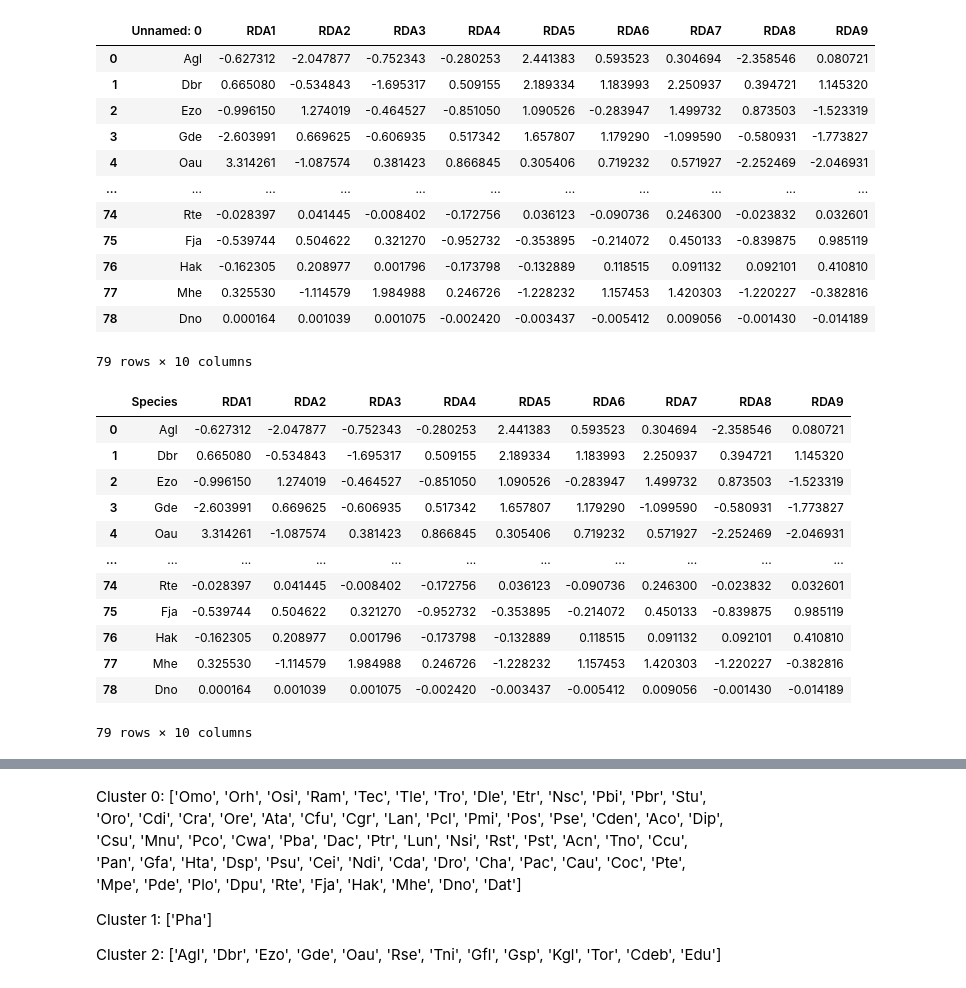
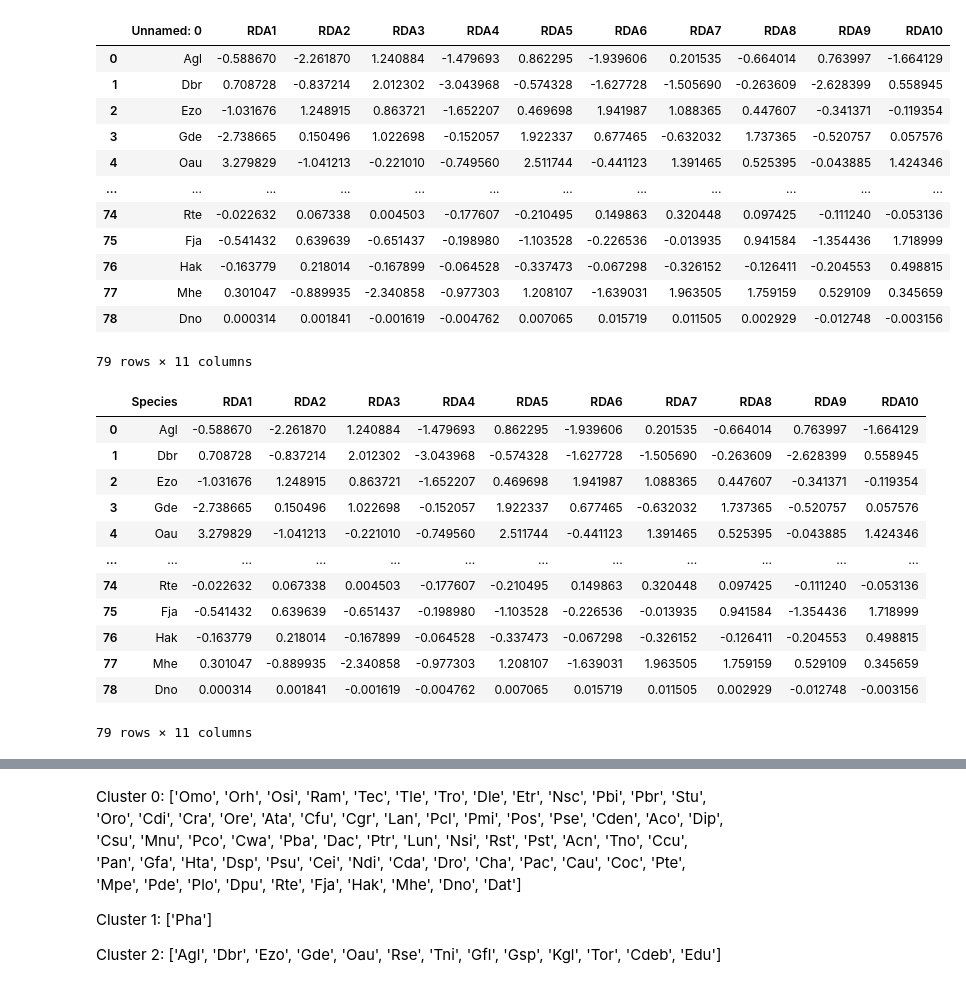
Before and after one commit to JinseiSteven/Phytoplankton-Prediction-Project, a Jupyter notebook: scripts/rdaclust/clust-phyto_rda.ipynb, the cells around one changed output, grey strips where cells are left out. Saved outputs shown, nothing was run; the diff lists cells and outputs as text; code cells hidden in the pictures.

```diff
--- a/scripts/rdaclust/clust-phyto_rda.ipynb
+++ b/scripts/rdaclust/clust-phyto_rda.ipynb
@@ -16,42 +16,42 @@ def display_all(df):
 
 pd.set_option('display.max_columns', None)
 # %%
-phyto_df = pd.read_csv('coastal.csv')
+phyto_df = pd.read_csv('Coastal_rdatest.csv')
 
 weights = phyto_df.iloc[-1][1:].to_list()
 phyto_df = phyto_df.iloc[:-1]
 phyto_df
 # %% [output]
-|  | Unnamed: 0 | RDA1 | RDA2 | RDA3 | RDA4 | RDA5 | RDA6 | RDA7 | RDA8 | RDA9 |
-| 0 | Agl | -0.627312 | -2.047877 | -0.752343 | -0.280253 | 2.441383 | 0.593523 | 0.304694 | -2.358546 | 0.080721 |
-| 1 | Dbr | 0.665080 | -0.534843 | -1.695317 | 0.509155 | 2.189334 | 1.183993 | 2.250937 | 0.394721 | 1.145320 |
-| 2 | Ezo | -0.996150 | 1.274019 | -0.464527 | -0.851050 | 1.090526 | -0.283947 | 1.499732 | 0.873503 | -1.523319 |
-| 3 | Gde | -2.603991 | 0.669625 | -0.606935 | 0.517342 | 1.657807 | 1.179290 | -1.099590 | -0.580931 | -1.773827 |
-| 4 | Oau | 3.314261 | -1.087574 | 0.381423 | 0.866845 | 0.305406 | 0.719232 | 0.571927 | -2.252469 | -2.046931 |
-| ... | ... | ... | ... | ... | ... | ... | ... | ... | ... | ... |
-| 74 | Rte | -0.028397 | 0.041445 | -0.008402 | -0.172756 | 0.036123 | -0.090736 | 0.246300 | -0.023832 | 0.032601 |
-| 75 | Fja | -0.539744 | 0.504622 | 0.321270 | -0.952732 | -0.353895 | -0.214072 | 0.450133 | -0.839875 | 0.985119 |
-| 76 | Hak | -0.162305 | 0.208977 | 0.001796 | -0.173798 | -0.132889 | 0.118515 | 0.091132 | 0.092101 | 0.410810 |
-| 77 | Mhe | 0.325530 | -1.114579 | 1.984988 | 0.246726 | -1.228232 | 1.157453 | 1.420303 | -1.220227 | -0.382816 |
-| 78 | Dno | 0.000164 | 0.001039 | 0.001075 | -0.002420 | -0.003437 | -0.005412 | 0.009056 | -0.001430 | -0.014189 |
+|  | Unnamed: 0 | RDA1 | RDA2 | RDA3 | RDA4 | RDA5 | RDA6 | RDA7 | RDA8 | RDA9 | RDA10 |
+| 0 | Agl | -0.588670 | -2.261870 | 1.240884 | -1.479693 | 0.862295 | -1.939606 | 0.201535 | -0.664014 | 0.763997 | -1.664129 |
+| 1 | Dbr | 0.708728 | -0.837214 | 2.012302 | -3.043968 | -0.574328 | -1.627728 | -1.505690 | -0.263609 | -2.628399 | 0.558945 |
+| 2 | Ezo | -1.031676 | 1.248915 | 0.863721 | -1.652207 | 0.469698 | 1.941987 | 1.088365 | 0.447607 | -0.341371 | -0.119354 |
+| 3 | Gde | -2.738665 | 0.150496 | 1.022698 | -0.152057 | 1.922337 | 0.677465 | -0.632032 | 1.737365 | -0.520757 | 0.057576 |
+| 4 | Oau | 3.279829 | -1.041213 | -0.221010 | -0.749560 | 2.511744 | -0.441123 | 1.391465 | 0.525395 | -0.043885 | 1.424346 |
+| ... | ... | ... | ... | ... | ... | ... | ... | ... | ... | ... | ... |
+| 74 | Rte | -0.022632 | 0.067338 | 0.004503 | -0.177607 | -0.210495 | 0.149863 | 0.320448 | 0.097425 | -0.111240 | -0.053136 |
+| 75 | Fja | -0.541432 | 0.639639 | -0.651437 | -0.198980 | -1.103528 | -0.226536 | -0.013935 | 0.941584 | -1.354436 | 1.718999 |
+| 76 | Hak | -0.163779 | 0.218014 | -0.167899 | -0.064528 | -0.337473 | -0.067298 | -0.326152 | -0.126411 | -0.204553 | 0.498815 |
+| 77 | Mhe | 0.301047 | -0.889935 | -2.340858 | -0.977303 | 1.208107 | -1.639031 | 1.963505 | 1.759159 | 0.529109 | 0.345659 |
+| 78 | Dno | 0.000314 | 0.001841 | -0.001619 | -0.004762 | 0.007065 | 0.015719 | 0.011505 | 0.002929 | -0.012748 | -0.003156 |
-79 rows × 10 columns
+79 rows × 11 columns
 # %%
 phyto_df.rename(columns={'Unnamed: 0': 'Species'}, inplace=True)
 phyto_df
 # %% [output]
-|  | Species | RDA1 | RDA2 | RDA3 | RDA4 | RDA5 | RDA6 | RDA7 | RDA8 | RDA9 |
-| 0 | Agl | -0.627312 | -2.047877 | -0.752343 | -0.280253 | 2.441383 | 0.593523 | 0.304694 | -2.358546 | 0.080721 |
-| 1 | Dbr | 0.665080 | -0.534843 | -1.695317 | 0.509155 | 2.189334 | 1.183993 | 2.250937 | 0.394721 | 1.145320 |
-| 2 | Ezo | -0.996150 | 1.274019 | -0.464527 | -0.851050 | 1.090526 | -0.283947 | 1.499732 | 0.873503 | -1.523319 |
-| 3 | Gde | -2.603991 | 0.669625 | -0.606935 | 0.517342 | 1.657807 | 1.179290 | -1.099590 | -0.580931 | -1.773827 |
-| 4 | Oau | 3.314261 | -1.087574 | 0.381423 | 0.866845 | 0.305406 | 0.719232 | 0.571927 | -2.252469 | -2.046931 |
-| ... | ... | ... | ... | ... | ... | ... | ... | ... | ... | ... |
-| 74 | Rte | -0.028397 | 0.041445 | -0.008402 | -0.172756 | 0.036123 | -0.090736 | 0.246300 | -0.023832 | 0.032601 |
-| 75 | Fja | -0.539744 | 0.504622 | 0.321270 | -0.952732 | -0.353895 | -0.214072 | 0.450133 | -0.839875 | 0.985119 |
-| 76 | Hak | -0.162305 | 0.208977 | 0.001796 | -0.173798 | -0.132889 | 0.118515 | 0.091132 | 0.092101 | 0.410810 |
-| 77 | Mhe | 0.325530 | -1.114579 | 1.984988 | 0.246726 | -1.228232 | 1.157453 | 1.420303 | -1.220227 | -0.382816 |
-| 78 | Dno | 0.000164 | 0.001039 | 0.001075 | -0.002420 | -0.003437 | -0.005412 | 0.009056 | -0.001430 | -0.014189 |
+|  | Species | RDA1 | RDA2 | RDA3 | RDA4 | RDA5 | RDA6 | RDA7 | RDA8 | RDA9 | RDA10 |
+| 0 | Agl | -0.588670 | -2.261870 | 1.240884 | -1.479693 | 0.862295 | -1.939606 | 0.201535 | -0.664014 | 0.763997 | -1.664129 |
+| 1 | Dbr | 0.708728 | -0.837214 | 2.012302 | -3.043968 | -0.574328 | -1.627728 | -1.505690 | -0.263609 | -2.628399 | 0.558945 |
+| 2 | Ezo | -1.031676 | 1.248915 | 0.863721 | -1.652207 | 0.469698 | 1.941987 | 1.088365 | 0.447607 | -0.341371 | -0.119354 |
+| 3 | Gde | -2.738665 | 0.150496 | 1.022698 | -0.152057 | 1.922337 | 0.677465 | -0.632032 | 1.737365 | -0.520757 | 0.057576 |
+| 4 | Oau | 3.279829 | -1.041213 | -0.221010 | -0.749560 | 2.511744 | -0.441123 | 1.391465 | 0.525395 | -0.043885 | 1.424346 |
+| ... | ... | ... | ... | ... | ... | ... | ... | ... | ... | ... | ... |
+| 74 | Rte | -0.022632 | 0.067338 | 0.004503 | -0.177607 | -0.210495 | 0.149863 | 0.320448 | 0.097425 | -0.111240 | -0.053136 |
+| 75 | Fja | -0.541432 | 0.639639 | -0.651437 | -0.198980 | -1.103528 | -0.226536 | -0.013935 | 0.941584 | -1.354436 | 1.718999 |
+| 76 | Hak | -0.163779 | 0.218014 | -0.167899 | -0.064528 | -0.337473 | -0.067298 | -0.326152 | -0.126411 | -0.204553 | 0.498815 |
+| 77 | Mhe | 0.301047 | -0.889935 | -2.340858 | -0.977303 | 1.208107 | -1.639031 | 1.963505 | 1.759159 | 0.529109 | 0.345659 |
+| 78 | Dno | 0.000314 | 0.001841 | -0.001619 | -0.004762 | 0.007065 | 0.015719 | 0.011505 | 0.002929 | -0.012748 | -0.003156 |
-79 rows × 10 columns
+79 rows × 11 columns
 # %%
 phytoplankton_columns = phyto_df['Species'].to_list()
 # %%
```
Also changed, not shown: parts of 6 cells of this notebook, 31 other files.
